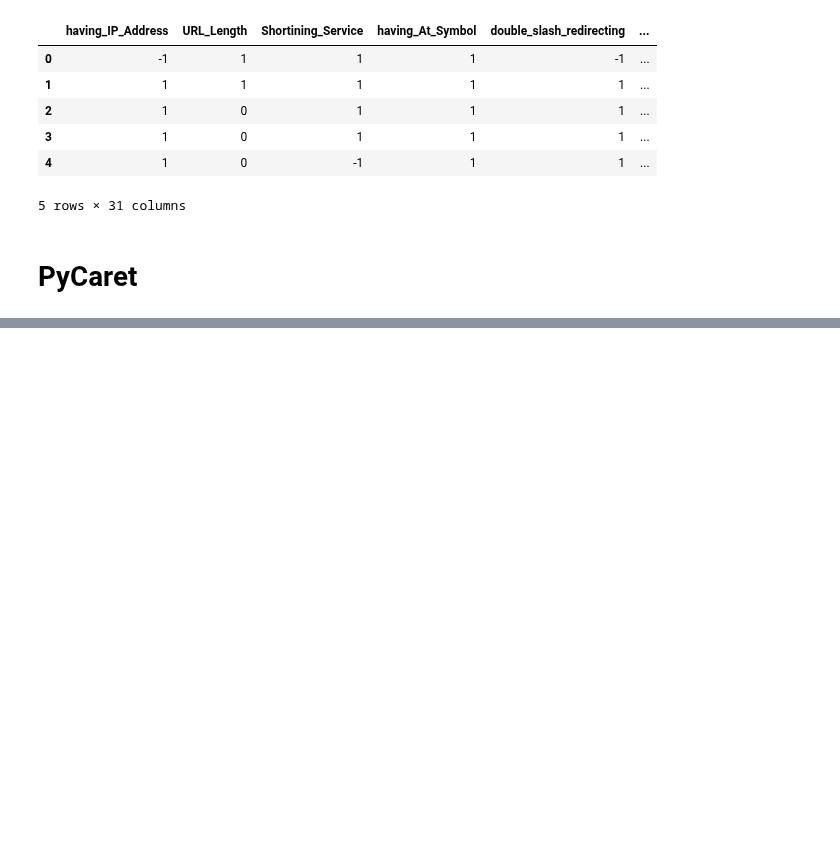
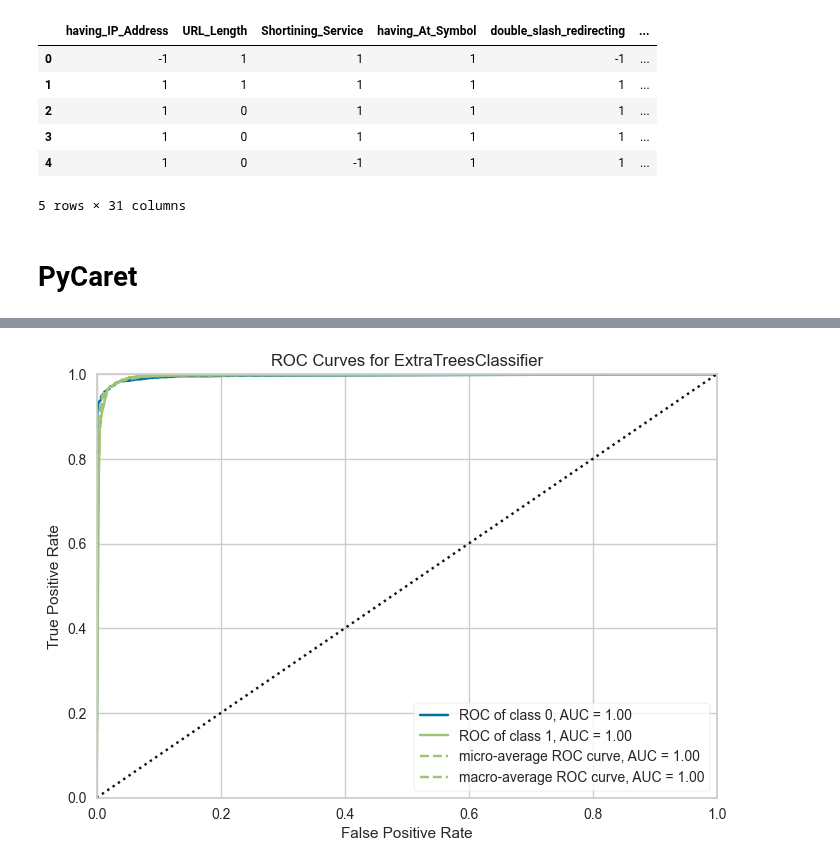
Before and after one commit to mungekarkiran/Basic_Python, a Jupyter notebook: PyCaret/03_NidhiHarsh/PyCaret test 1.ipynb, the cells around one changed output, grey strips where cells are left out. Cells and saved outputs as stored; diff of their text form; code cells hidden in the pictures; blank space fills up the shorter version.

```diff
--- a/PyCaret/03_NidhiHarsh/PyCaret test 1.ipynb
+++ b/PyCaret/03_NidhiHarsh/PyCaret test 1.ipynb
@@ -135 +135,6 @@ ExtraTreesClassifier(bootstrap=False, ccp_alpha=0.0, class_weight=None,
                      warm_start=False)
+# %%
+# Plot a Model
+# AUC Plot
+plot_model(Gradient_Boost_Classifier, plot = 'auc')
+# %% [output]
@@ -135,0 +142 @@ ExtraTreesClassifier(bootstrap=False, ccp_alpha=0.0, class_weight=None,
+[figure, added]
```
Also changed, not shown: parts of 14 cells of this notebook.
